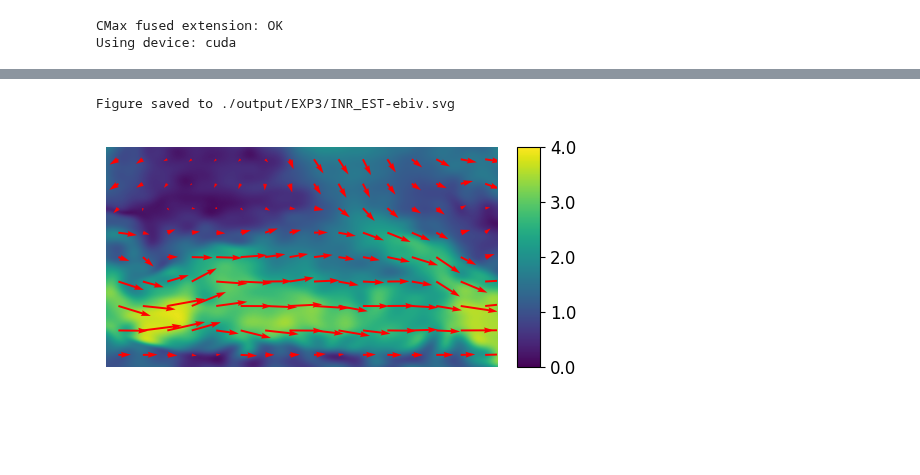
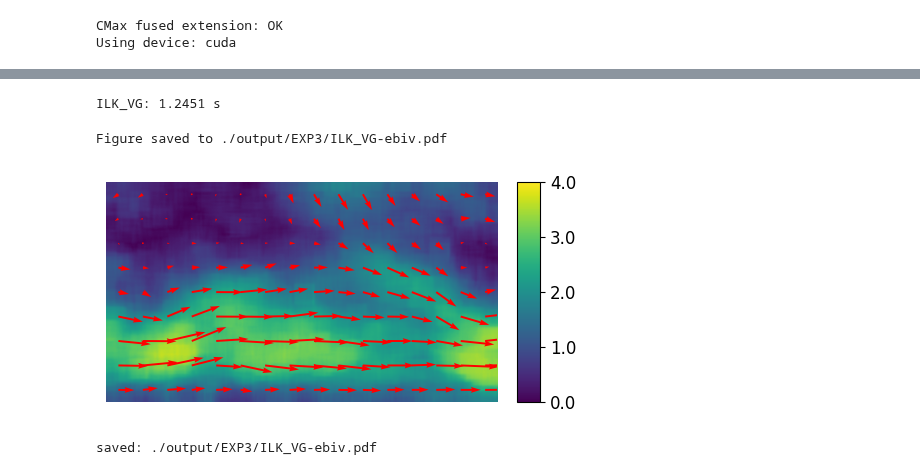
Before and after one commit to tingyu-art/AffineGS, a Jupyter notebook: EXP3.ipynb, the cells around one changed output, grey strips where cells are left out. Cells and saved outputs as stored; diff of their text form; code cells hidden in the pictures; blank space fills up the shorter version.

```diff
--- a/EXP3.ipynb
+++ b/EXP3.ipynb
@@ -128,15 +24,16 @@ def print_efficiency_info(info):
 # %%
-flow_index = 1
+flow_index = 0
 flow_names = ["ebiv","water"]
 
 cases = [
     Dict(source_type="real", path="./data/real_old/ebiv_wallflow4_dense.h5"),
-    Dict(source_type="evk5", path="./data/n10.hdf5")
+    Dict(source_type="evk5", path="./data/nn1.hdf5")
 ]
 
 flow_cbar_cfgs = {
     0: dict(v_min=0.0, v_max=4.0, cbar_ticks=[0.0, 1.0, 2.0, 3.0, 4.0]),
-    1: dict(v_min=0.0, v_max=6.0, cbar_ticks=[0.0, 1.5, 3.0, 4.5, 6.0]),
+    1: dict(v_min=0.0, v_max=2.0, cbar_ticks=[0.0, 0.5, 1.0, 1.5, 2.0]),
+    # 1: dict(v_min=0.0, v_max=6.0, cbar_ticks=[0.0, 1.5, 3.0, 4.5, 6.0]),
 }
 flow_cbar_cfg = flow_cbar_cfgs[flow_index]
 flow_font_size = 12
@@ -146,7 +43,6 @@ evts, _ = event_loader.load()
 print(evts[:, 2].max()-evts[:, 2].min(), evts[:, 2].min(), evts[:, 2].max())
 
 evts1 = torch.tensor(evts[(evts[:, 2] > 10) & (evts[:, 2] < 20)]).to("cuda")
-# evts2 = torch.tensor(evts[(evts[:, 2] > 10) & (evts[:, 2] < 50)]).to("cuda")
 print(evts1.shape)
 plot_event_time2d(evts1, output_file=None)
 torch.cuda.empty_cache()
@@ -194,22 +84,58 @@ time=4.770s, learnable_params=225 x 12 = 2700, peak_allocated=2420 MB, peak_rese
 # %%
-# estimators = [ilk_vg, of_vg, inr_est, inr_vg]
-# method_names = ["ILK_VG", "OF_VG", "INR_EST", "INR_VG"]
+estimators = [ilk_vg, of_vg, inr_est, inr_vg]
+method_names = ["ILK_VG", "OF_VG", "INR_EST", "INR_VG"]
 
-estimators = [inr_est]
-method_names = ["INR_EST"]
+# 0: ILK_VG, 1: OF_VG, 2: INR_EST, 3: INR_VG
+method_index = 0
+estimator_H = 720
+estimator_W = 1280
 
-def test(events, H=256, W=256):
-    for i, m in enumerate(estimators):
-        v_h, v_w, div, vor = m(events, H=H, W=W)
-        plot_flow_field(v_h, v_w, None, None, output_file=f"./output/EXP3/{method_names[i]}-{flow_names[flow_index]}.svg",
-                        magFlag=True, slFlag=False, colorbar_flag=True, step=1, quiver_step=80,
-                        v_min=flow_cbar_cfg["v_min"], v_max=flow_cbar_cfg["v_max"],
-                        scale=None, figsize=(5, 3), cbar_ticks=flow_cbar_cfg["cbar_ticks"], cbar_tick_size=flow_font_size)
-        torch.cuda.empty_cache()
+def compute_estimator_by_index(method_index, events, H=720, W=1280):
+    if method_index < 0 or method_index >= len(estimators):
+        raise IndexError(f"method_index must be in [0, {len(estimators) - 1}], got {method_index}")
 
-    return
+    estimator = estimators[method_index]
+    method_name = method_names[method_index]
+
+    start = time.time()
+    v_h, v_w, div, vor = estimator(events, H=H, W=W)
+    elapsed = time.time() - start
+    torch.cuda.empty_cache()
+
+    print(f"{method_name}: {elapsed:.4f} s")
+    return Dict(
+        method_index=method_index,
+        method_name=method_name,
+        v_h=v_h,
+        v_w=v_w,
+        div=div,
+        vor=vor,
+        elapsed=elapsed,
+        H=H,
+        W=W,
+    )
+
+
+method_result = compute_estimator_by_index(method_index, evts1, H=estimator_H, W=estimator_W)
+# %% [output]
+ILK_VG: 1.2451 s
 # %%
-test(evts1, H=720, W=1280)
+save_method_result = True
+
+method_output_file = f"./output/EXP3/{method_result.method_name}-{flow_names[flow_index]}.pdf" if save_method_result else None
+
+plot_flow_field(
+    method_result.v_h, method_result.v_w, None, None,
+    output_file=method_output_file,
+    magFlag=True, slFlag=False, colorbar_flag=True,
+    step=1, quiver_step=80,
+    v_min=flow_cbar_cfg["v_min"], v_max=flow_cbar_cfg["v_max"],
+    scale=None, figsize=(5, 3),
+    cbar_ticks=flow_cbar_cfg["cbar_ticks"], cbar_tick_size=flow_font_size,
+)
+if save_method_result:
+    print(f"saved: {method_output_file}")
 # %% [output]
-Figure saved to ./output/EXP3/INR_EST-ebiv.svg
+Figure saved to ./output/EXP3/ILK_VG-ebiv.pdf
-[figure, old version]
+[figure, new version]
+saved: ./output/EXP3/ILK_VG-ebiv.pdf
```
Also changed, not shown: parts of 5 cells of this notebook, 16 other files.
